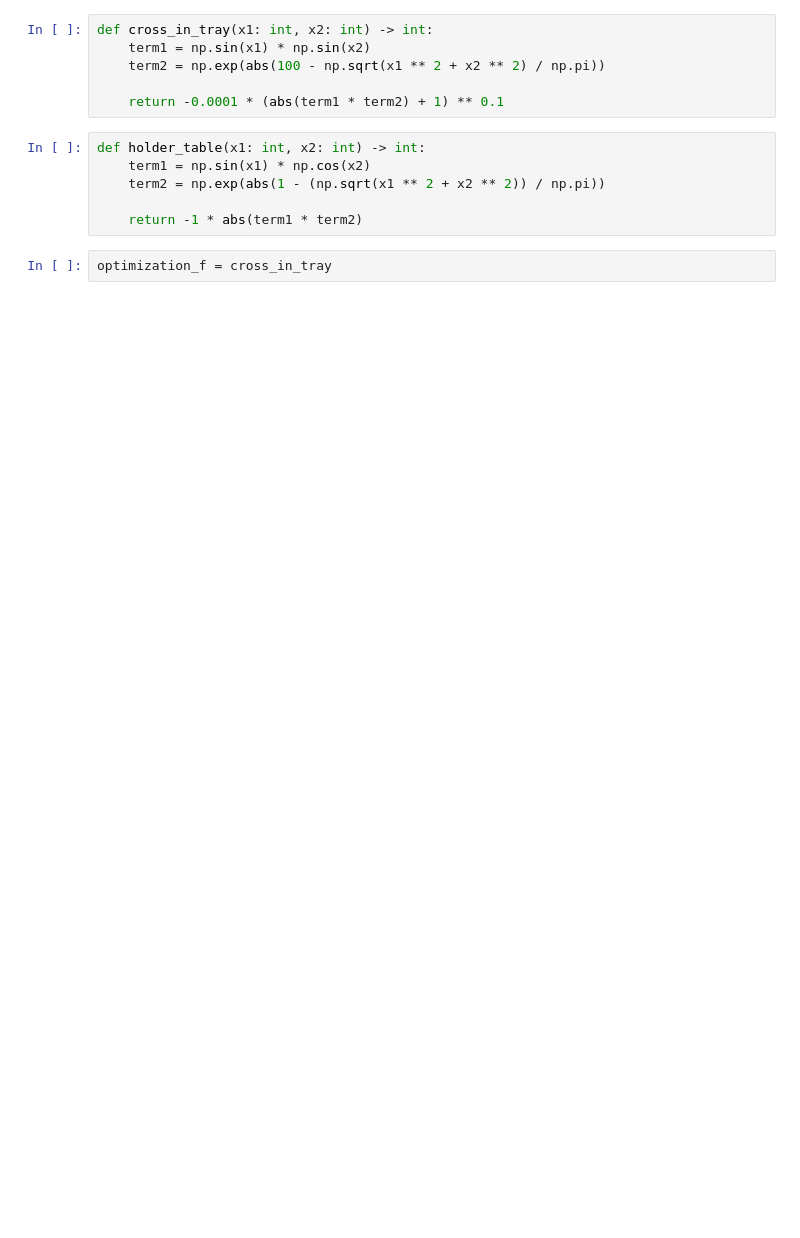
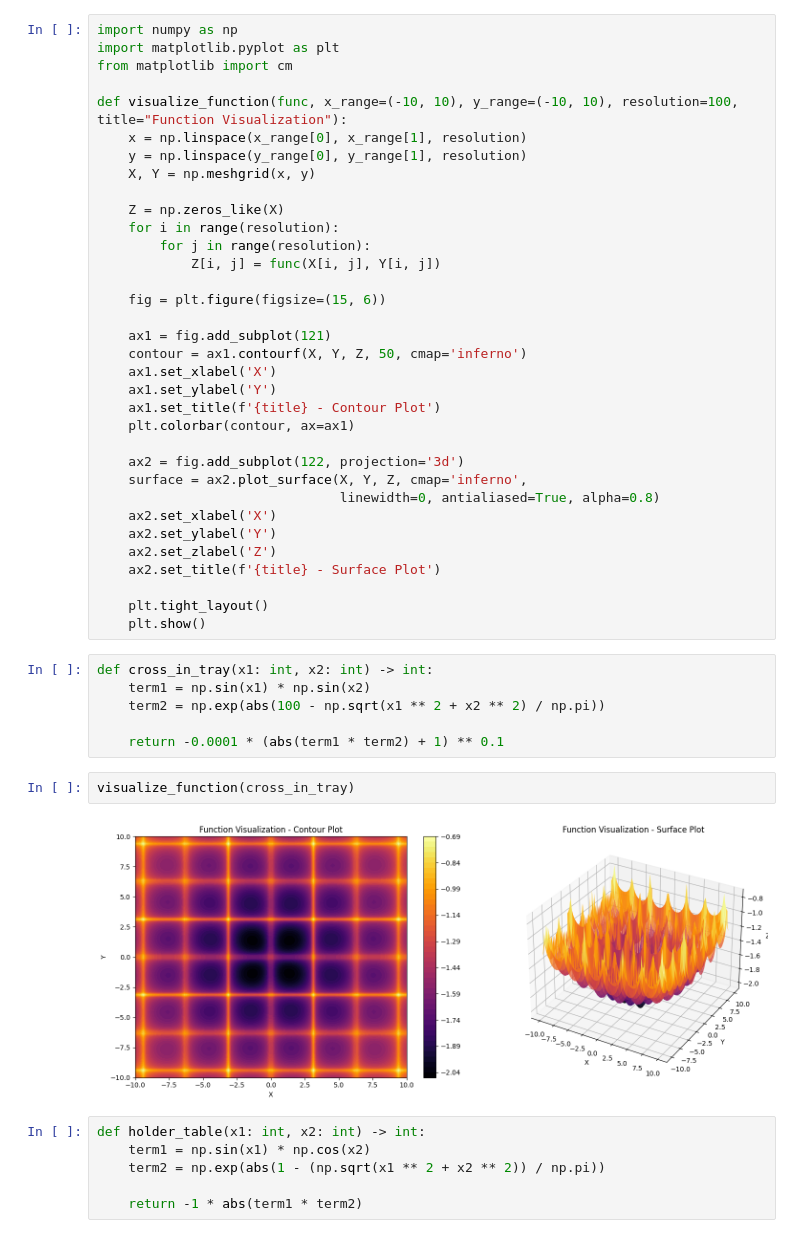
Before and after one commit to cretu-luca/ubb-cs, a Jupyter notebook: semester4/artificial-intelligence/genetic-algorithms/main.ipynb, the cells around one changed output. Cells and saved outputs as stored; diff of their text form; blank space fills up the shorter version.

```diff
--- a/semester4/artificial-intelligence/genetic-algorithms/main.ipynb
+++ b/semester4/artificial-intelligence/genetic-algorithms/main.ipynb
@@ -13,17 +12,53 @@ import mutation as mu
 # %%
 with open('config.json', 'r') as f:
     config = json.load(f)
+# %%
+import numpy as np
+import matplotlib.pyplot as plt
+from matplotlib import cm
+
+def visualize_function(func, x_range=(-10, 10), y_range=(-10, 10), resolution=100, title="Function Visualization"):
+    x = np.linspace(x_range[0], x_range[1], resolution)
+    y = np.linspace(y_range[0], y_range[1], resolution)
+    X, Y = np.meshgrid(x, y)
+
+    Z = np.zeros_like(X)
+    for i in range(resolution):
+        for j in range(resolution):
+            Z[i, j] = func(X[i, j], Y[i, j])
+
+    fig = plt.figure(figsize=(15, 6))
+
+    ax1 = fig.add_subplot(121)
+    contour = ax1.contourf(X, Y, Z, 50, cmap='inferno')
+    ax1.set_xlabel('X')
+    ax1.set_ylabel('Y')
+    ax1.set_title(f'{title} - Contour Plot')
+    plt.colorbar(contour, ax=ax1)
+
+    ax2 = fig.add_subplot(122, projection='3d')
+    surface = ax2.plot_surface(X, Y, Z, cmap='inferno',
+                               linewidth=0, antialiased=True, alpha=0.8)
+    ax2.set_xlabel('X')
+    ax2.set_ylabel('Y')
+    ax2.set_zlabel('Z')
+    ax2.set_title(f'{title} - Surface Plot')
+
+    plt.tight_layout()
+    plt.show()
 # %%
 def cross_in_tray(x1: int, x2: int) -> int:
     term1 = np.sin(x1) * np.sin(x2)
     term2 = np.exp(abs(100 - np.sqrt(x1 ** 2 + x2 ** 2) / np.pi))
 
     return -0.0001 * (abs(term1 * term2) + 1) ** 0.1
+# %%
+visualize_function(cross_in_tray)
+# %% [output]
+[figure, added]
 # %%
 def holder_table(x1: int, x2: int) -> int:
     term1 = np.sin(x1) * np.cos(x2)
     term2 = np.exp(abs(1 - (np.sqrt(x1 ** 2 + x2 ** 2)) / np.pi))
 
     return -1 * abs(term1 * term2)
-# %%
-optimization_f = cross_in_tray
```
Also changed, not shown: parts of 10 cells of this notebook, 3 other files.
